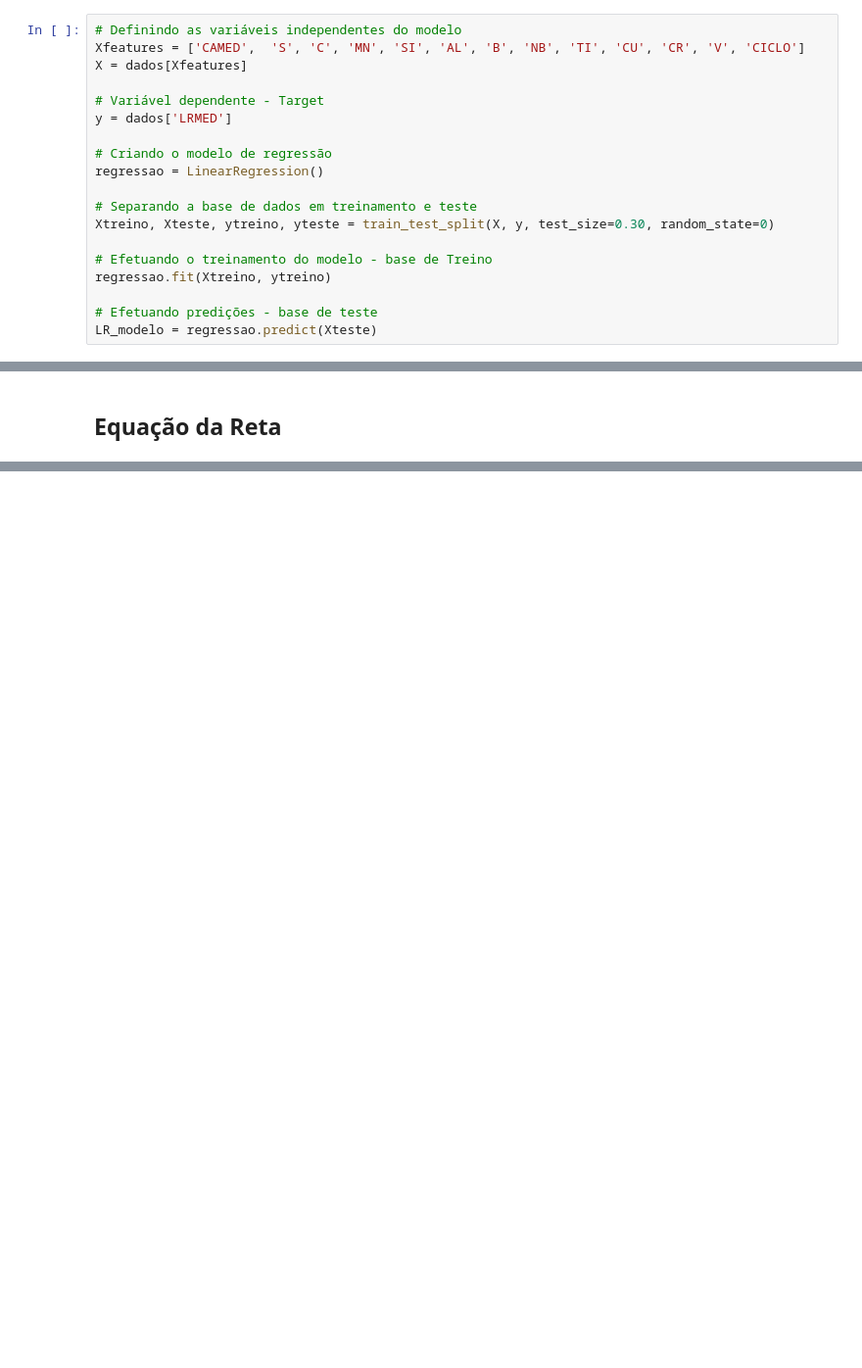
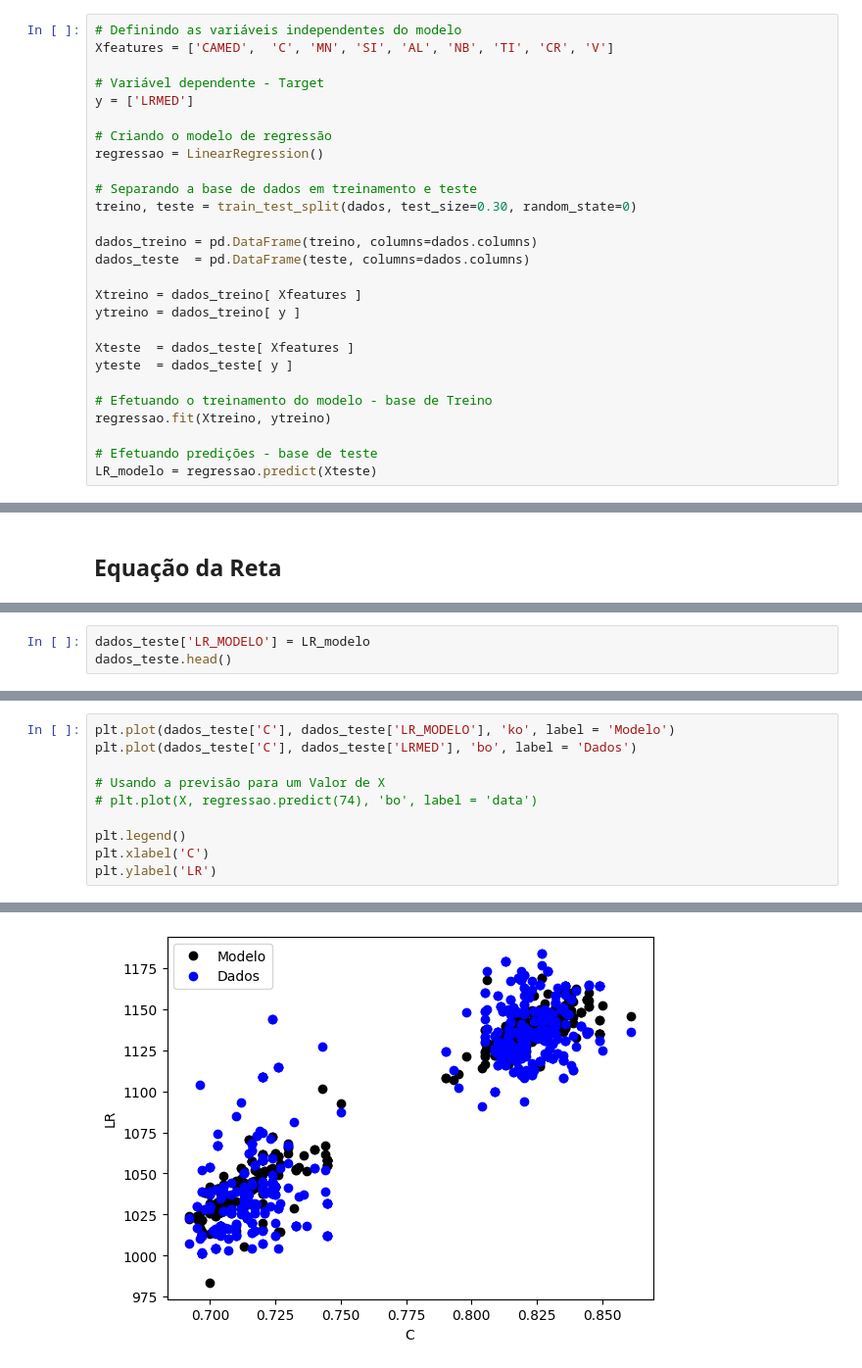
Before and after one commit to MaxVieiraSantiago/Machine-Learning-Algorithms, a Jupyter notebook: Linear Regression/Regressão_Linear_Múltipla_Previsão_de_LR_.ipynb, the cells around one changed output, grey strips where cells are left out. Shown at 98% size. Cells and saved outputs as stored; diff of their text form; blank space fills up the shorter version.

```diff
--- a/Linear Regression/Regressão_Linear_Múltipla_Previsão_de_LR_.ipynb
+++ b/Linear Regression/Regressão_Linear_Múltipla_Previsão_de_LR_.ipynb
@@ -591,17 +608,25 @@ strong multicollinearity or other numerical problems.
 ### **Definição do Modelo**
 # %%
 # Definindo as variáveis independentes do modelo
-Xfeatures = ['CAMED',  'S', 'C', 'MN', 'SI', 'AL', 'B', 'NB', 'TI', 'CU', 'CR', 'V', 'CICLO']
-X = dados[Xfeatures]
+Xfeatures = ['CAMED',  'C', 'MN', 'SI', 'AL', 'NB', 'TI', 'CR', 'V']
 
 # Variável dependente - Target
-y = dados['LRMED']
+y = ['LRMED']
 
 # Criando o modelo de regressão
 regressao = LinearRegression()
 
 # Separando a base de dados em treinamento e teste
-Xtreino, Xteste, ytreino, yteste = train_test_split(X, y, test_size=0.30, random_state=0)
+treino, teste = train_test_split(dados, test_size=0.30, random_state=0)
+
+dados_treino = pd.DataFrame(treino, columns=dados.columns)
+dados_teste  = pd.DataFrame(teste, columns=dados.columns)
+
+Xtreino = dados_treino[ Xfeatures ]
+ytreino = dados_treino[ y ]
+
+Xteste  = dados_teste[ Xfeatures ]
+yteste  = dados_teste[ y ]
 
 # Efetuando o treinamento do modelo - base de Treino
 regressao.fit(Xtreino, ytreino)
@@ -640,0 +671,3 @@ LR (previsto) = 229.39 + (0.035279 * CAMED) + (-232.32 * S) + (923.7 * C) + (101
+# %%
+dados_teste['LR_MODELO'] = LR_modelo
+dados_teste.head()
@@ -640,0 +682,11 @@ LR (previsto) = 229.39 + (0.035279 * CAMED) + (-232.32 * S) + (923.7 * C) + (101
+# %%
+plt.plot(dados_teste['C'], dados_teste['LR_MODELO'], 'ko', label = 'Modelo')
+plt.plot(dados_teste['C'], dados_teste['LRMED'], 'bo', label = 'Dados')
+
+# Usando a previsão para um Valor de X
+# plt.plot(X, regressao.predict(74), 'bo', label = 'data')
+
+plt.legend()
+plt.xlabel('C')
+plt.ylabel('LR')
+# %% [output]
@@ -640,0 +694 @@ LR (previsto) = 229.39 + (0.035279 * CAMED) + (-232.32 * S) + (923.7 * C) + (101
+[figure, added]
```
Also changed, not shown: parts of 23 cells of this notebook.
